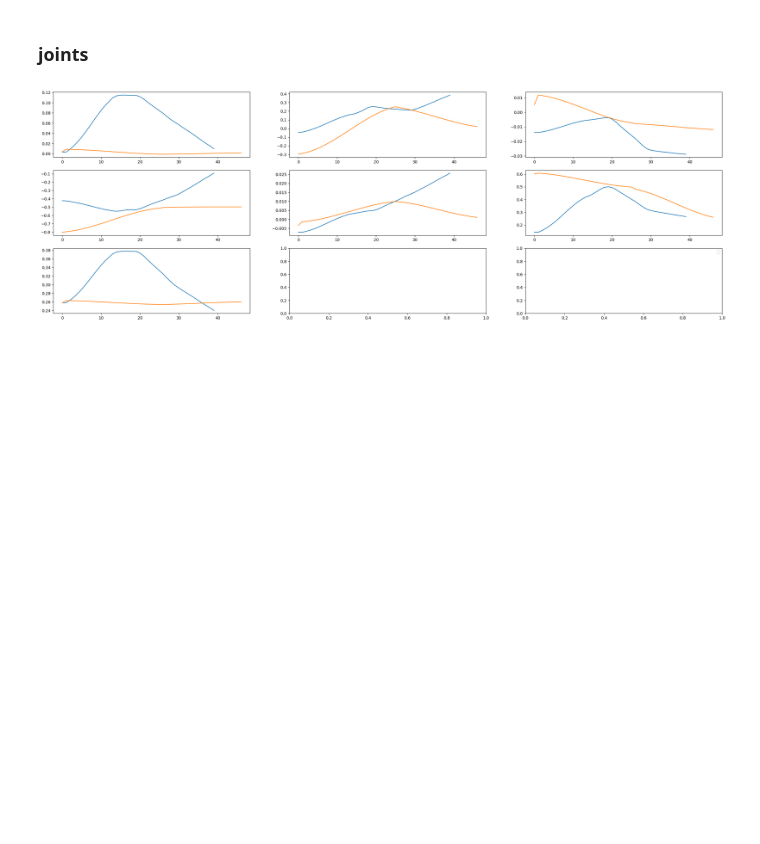
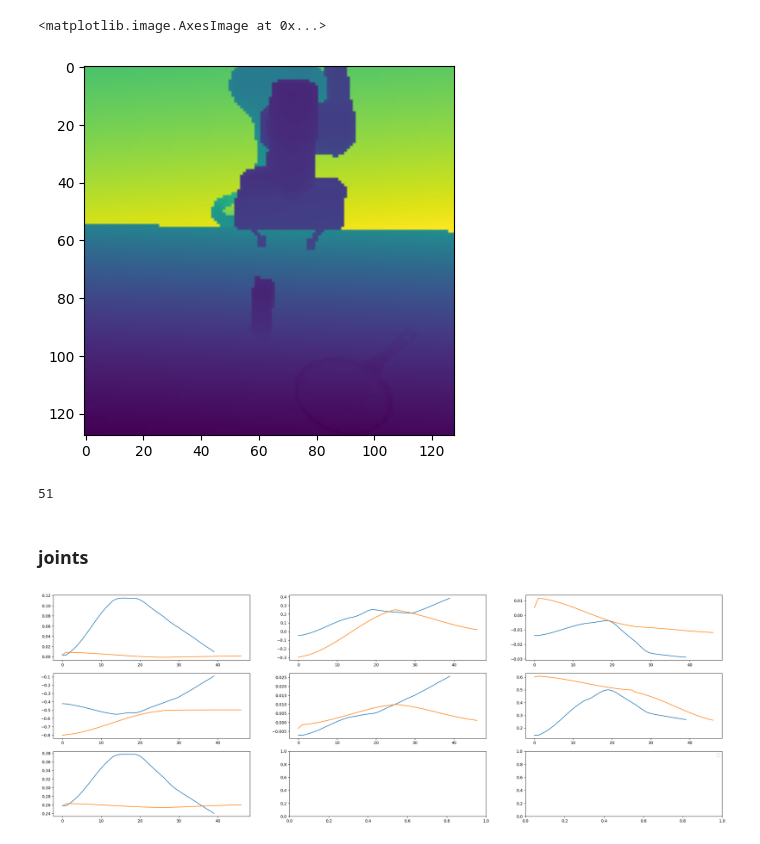
Before and after one commit to peek-robot/threedda, a Jupyter notebook: notebooks/load_data.ipynb, the cells around one changed output. Drawn from its saved outputs; the diff is of its cells as text; code cells hidden in the pictures; blank space fills up the shorter version.

```diff
--- a/notebooks/load_data.ipynb
+++ b/notebooks/load_data.ipynb
@@ -11,6 +138,22 @@ data_real = f_real["data"]["demo_0"]
 from PIL import Image
 import numpy as np
 import matplotlib.pyplot as plt
+# %%
+import h5py
+
+# f_sim = h5py.File("/home/memmelma/Projects/robotic/gifs_curobo/blue_cube_1_128_abs_joint_vis_aug.hdf5", "r", swmr=True)
+f_sim = h5py.File("/home/memmelma/Projects/tool_use/data/PnP/trajs_2_s2r_debug.hdf5", "r", swmr=True)
+data_sim = f_sim["data"]["demo_0"]
+# %%
+import matplotlib.pyplot as plt
+plt.imshow(data_sim["obs"]["depth"][0])
+# %% [output]
+<matplotlib.image.AxesImage at 0x...>
+[figure, added]
+# %%
+data_sim.attrs["num_samples"]
+# %% [output]
+51
 # %% [markdown]
 ### joints
 # %%
```
Also changed, not shown: parts of 14 cells of this notebook, 4 other files.
